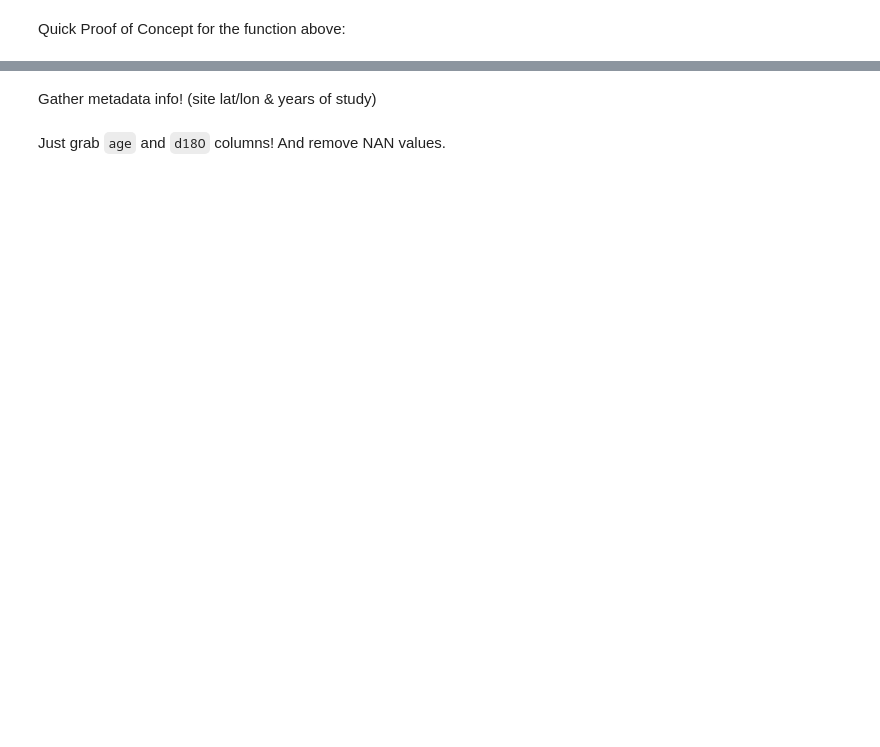
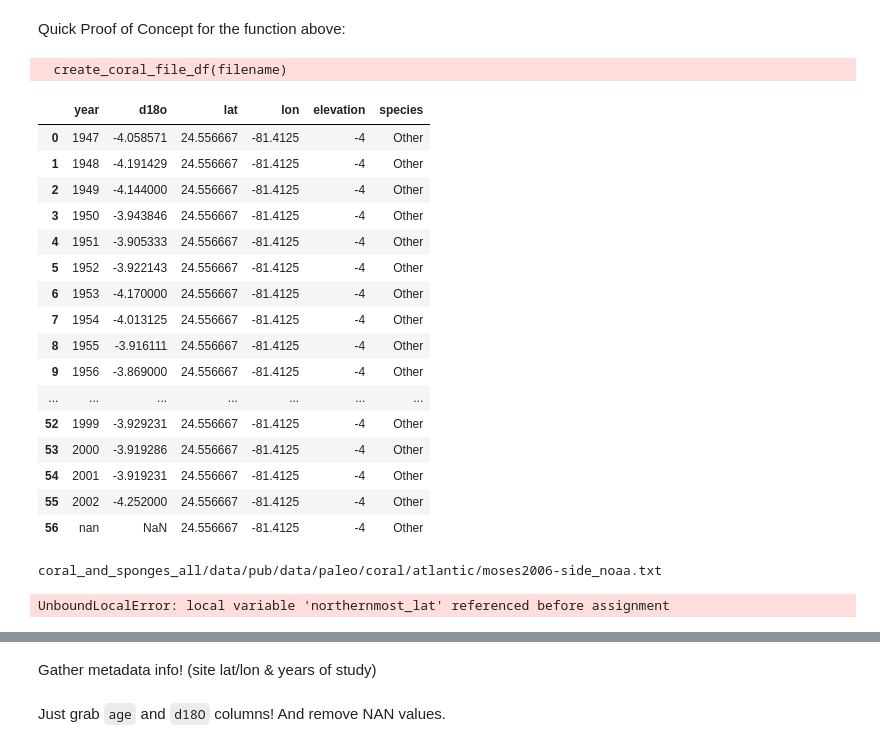
Before and after one commit to p-ai-org/p-climate, a Jupyter notebook: coral.ipynb, the cells around one changed output, grey strips where cells are left out. Cells and saved outputs as stored; diff of their text form; code cells hidden in the pictures; blank space fills up the shorter version.

Commit message:
trying to manage the age & d18o columns, and average d18o across years

```diff
--- a/coral.ipynb
+++ b/coral.ipynb
@@ -69,20 +118,44 @@ def create_coral_file_df(filename):
 # %% [markdown]
 Quick Proof of Concept for the function above:
 # %%
-filename = f'{root_dir}/atlantic/barbados_coral18o.txt'
-#"coral_and_sponges_all/atlantic/goodkin2008-sst_noaa.txt"
+#filename = f'{root_dir}/atlantic/barbados_coral18o.txt'
+# filename = f'{root_dir}/atlantic/goodkin2008-sst_noaa.txt'
+filename = f'{root_dir}/atlantic/smith2006-lk1.txt'
 #'swart1998-st-1_noaa.txt'
 
 create_coral_file_df(filename)
+# %% [output]
+  create_coral_file_df(filename)
+|  | year | d18o | lat | lon | elevation | species |
+| 0 | 1947 | -4.058571 | 24.556667 | -81.4125 | -4 | Other |
+| 1 | 1948 | -4.191429 | 24.556667 | -81.4125 | -4 | Other |
+| 2 | 1949 | -4.144000 | 24.556667 | -81.4125 | -4 | Other |
+| 3 | 1950 | -3.943846 | 24.556667 | -81.4125 | -4 | Other |
+| 4 | 1951 | -3.905333 | 24.556667 | -81.4125 | -4 | Other |
+| 5 | 1952 | -3.922143 | 24.556667 | -81.4125 | -4 | Other |
+| 6 | 1953 | -4.170000 | 24.556667 | -81.4125 | -4 | Other |
+| 7 | 1954 | -4.013125 | 24.556667 | -81.4125 | -4 | Other |
+| 8 | 1955 | -3.916111 | 24.556667 | -81.4125 | -4 | Other |
+| 9 | 1956 | -3.869000 | 24.556667 | -81.4125 | -4 | Other |
+| ... | ... | ... | ... | ... | ... | ... |
+| 52 | 1999 | -3.929231 | 24.556667 | -81.4125 | -4 | Other |
+| 53 | 2000 | -3.919286 | 24.556667 | -81.4125 | -4 | Other |
+| 54 | 2001 | -3.919231 | 24.556667 | -81.4125 | -4 | Other |
+| 55 | 2002 | -4.252000 | 24.556667 | -81.4125 | -4 | Other |
+| 56 | nan | NaN | 24.556667 | -81.4125 | -4 | Other |
 # %%
 all_coral_df = pd.DataFrame(columns=['age', 'd18O', 'lat', 'lon', 'elevation', 'species'])
 for file in sub_files:
     print(file)
     coral_df = create_coral_file_df(file)
     all_coral_df = pd.concat([all_coral_df, coral_df])
-
+del all_coral_df['age']
+del all_coral_df['d18O']
 all_coral_df.reset_index
 all_coral_df
+# %% [output]
+coral_and_sponges_all/data/pub/data/paleo/coral/atlantic/moses2006-side_noaa.txt
+UnboundLocalError: local variable 'northernmost_lat' referenced before assignment
 # %%
 all_coral_df.to_csv('all_coral.csv')
 # %%
```
Also changed, not shown: parts of 3 cells of this notebook, 1 other file.
